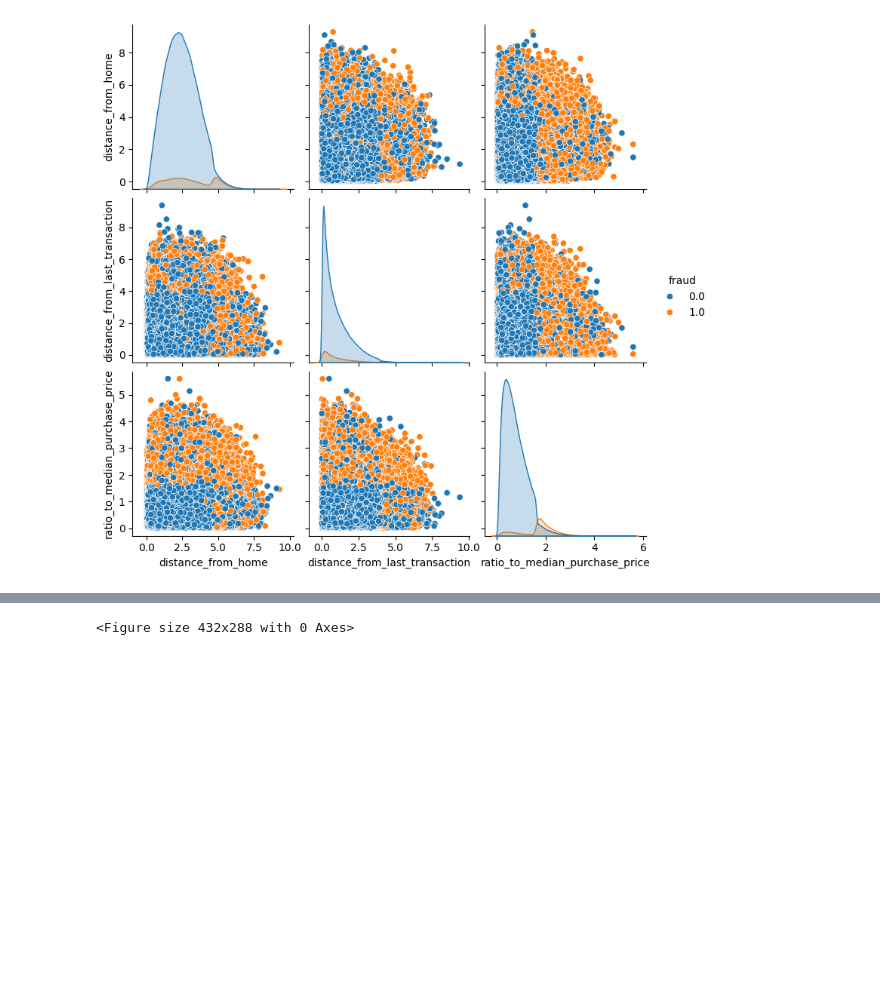
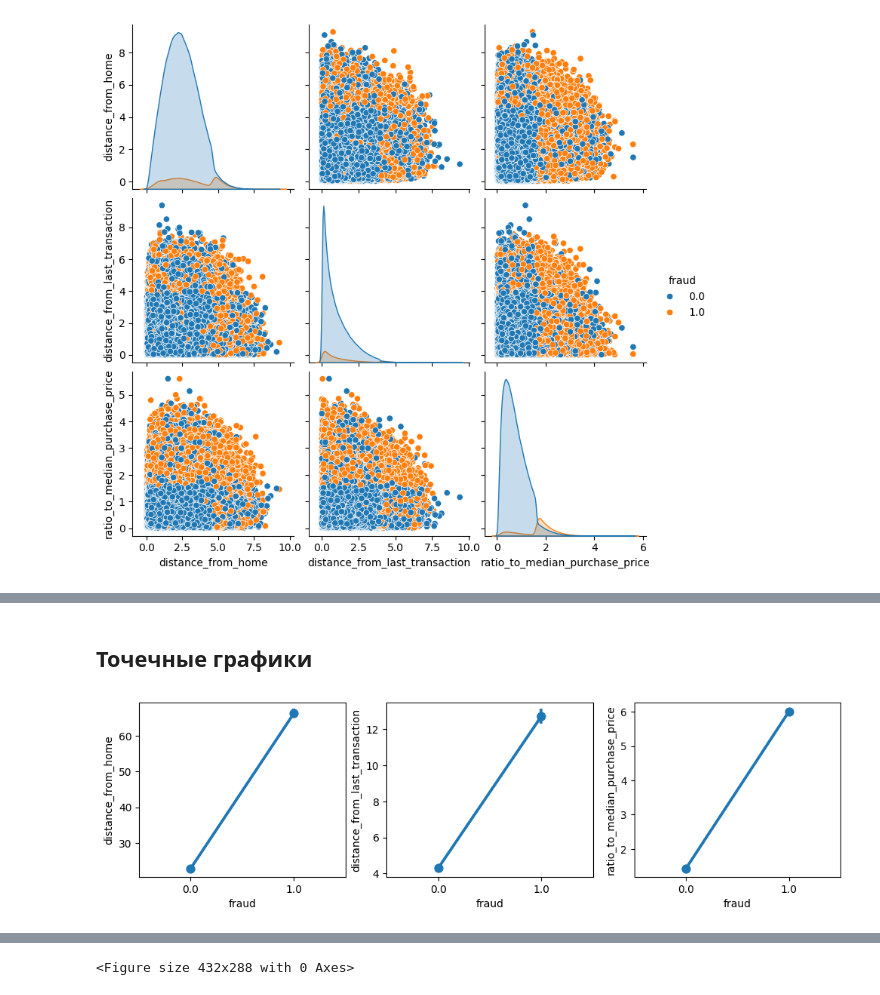
Before and after one commit to antohachekhov/Credit-Card-Fraud, a Jupyter notebook: eda_dataset.ipynb, the cells around one changed output, grey strips where cells are left out. Drawn from its saved outputs; the diff is of its cells as text; code cells hidden in the pictures; blank space fills up the shorter version.

```diff
--- a/eda_dataset.ipynb
+++ b/eda_dataset.ipynb
@@ -233,0 +238,4 @@ print(f"Доля мошенничества в данных для выброс
+# %%
+for feature in numeric_features:
+  print(feature)
+  print(f'mean: {dataset_log[feature].mean()}\tstd: {dataset_log[feature].std()}\n')
@@ -233,0 +251,10 @@ print(f"Доля мошенничества в данных для выброс
+# %% [markdown]
+## Точечные графики
+# %%
+fig, axis = plt.subplots(1, 3, figsize=(12, 3))
+for i, feature in enumerate(numeric_features):
+  sns.pointplot(x="fraud", y=feature, data=dataset, ax=axis[i])
+
+plt.show()
+# %% [output]
+[figure, added]
```
Also changed, not shown: parts of 40 cells of this notebook.
